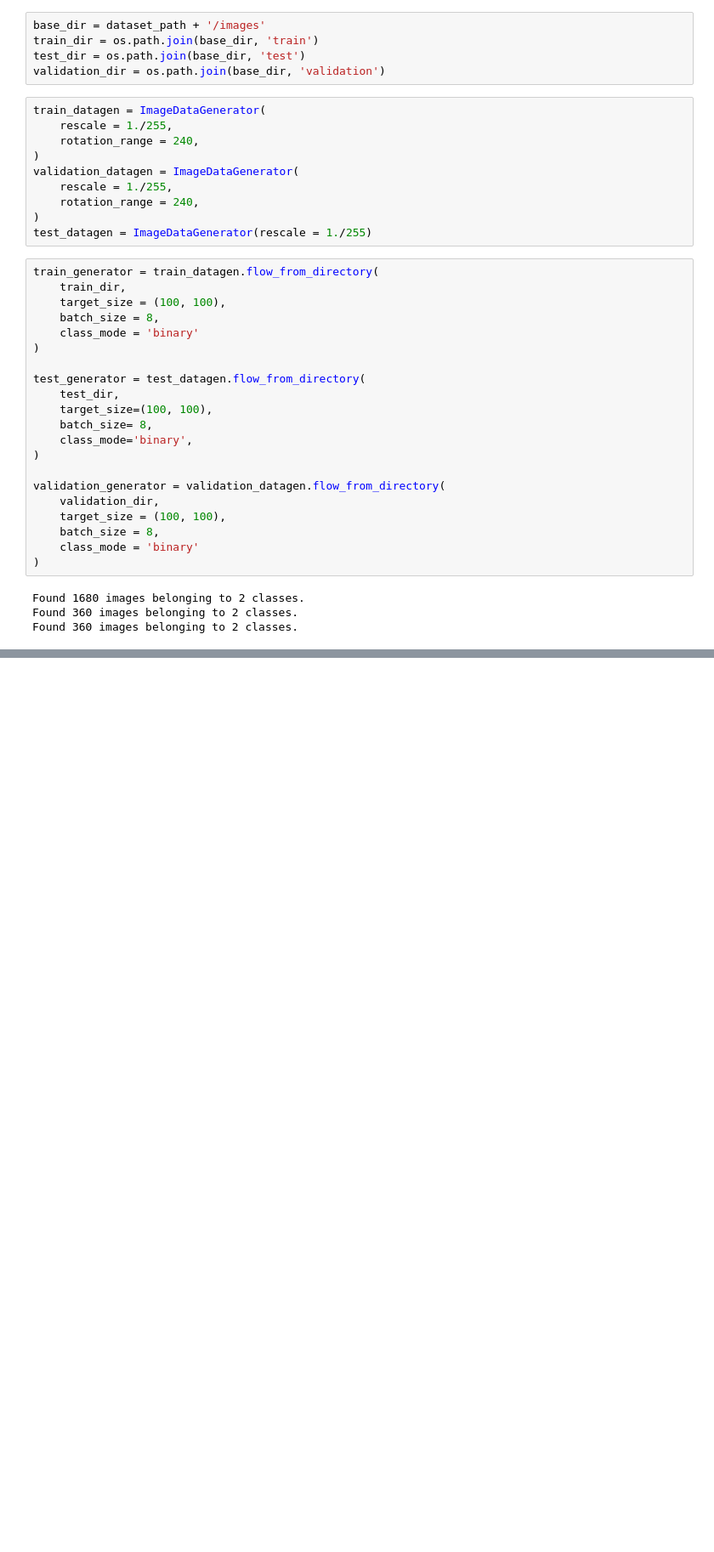
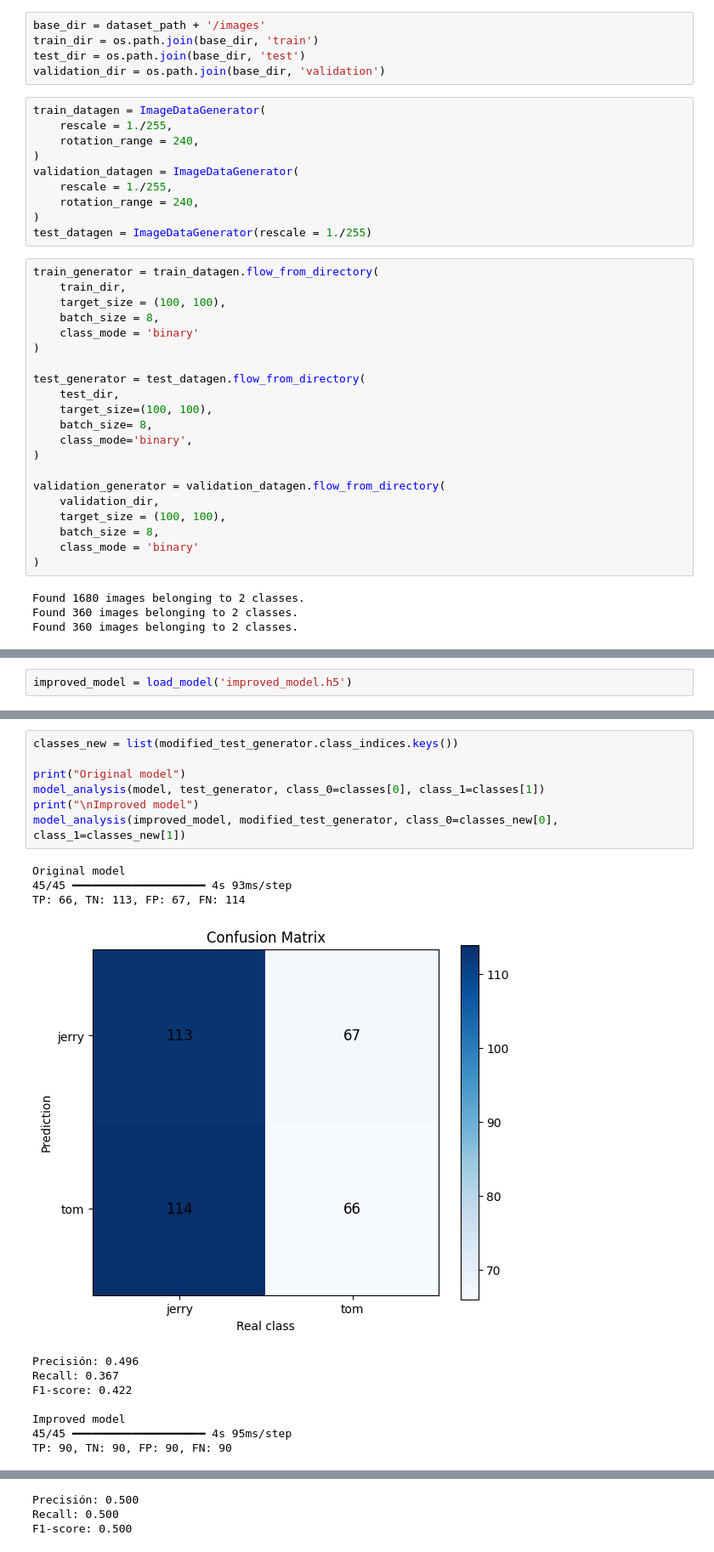
Before and after one commit to Lalo2077/Cartoon_Binary_Classification_Model, a Jupyter notebook: cartoon_binary_classification.ipynb, the cells around one changed output, grey strips where cells are left out. Shown at 85% size. Cells and saved outputs as stored; diff of their text form; blank space fills up the shorter version.

```diff
--- a/cartoon_binary_classification.ipynb
+++ b/cartoon_binary_classification.ipynb
@@ -66,0 +357,2 @@ plt.show()
+# %%
+improved_model = load_model('improved_model.h5')
@@ -66,0 +379,19 @@ plt.show()
+# %%
+classes_new = list(modified_test_generator.class_indices.keys())
+
+print("Original model")
+model_analysis(model, test_generator, class_0=classes[0], class_1=classes[1])
+print("\nImproved model")
+model_analysis(improved_model, modified_test_generator, class_0=classes_new[0], class_1=classes_new[1])
+# %% [output]
+Original model
+45/45 ━━━━━━━━━━━━━━━━━━━━ 4s 93ms/step
+TP: 66, TN: 113, FP: 67, FN: 114
+[figure, added]
+Precisión: 0.496
+Recall: 0.367
+F1-score: 0.422
+
+Improved model
+45/45 ━━━━━━━━━━━━━━━━━━━━ 4s 95ms/step
+TP: 90, TN: 90, FP: 90, FN: 90
@@ -66,0 +399,3 @@ plt.show()
+Precisión: 0.500
+Recall: 0.500
+F1-score: 0.500
```
Also changed, not shown: parts of 20 cells of this notebook, 2 other files.
